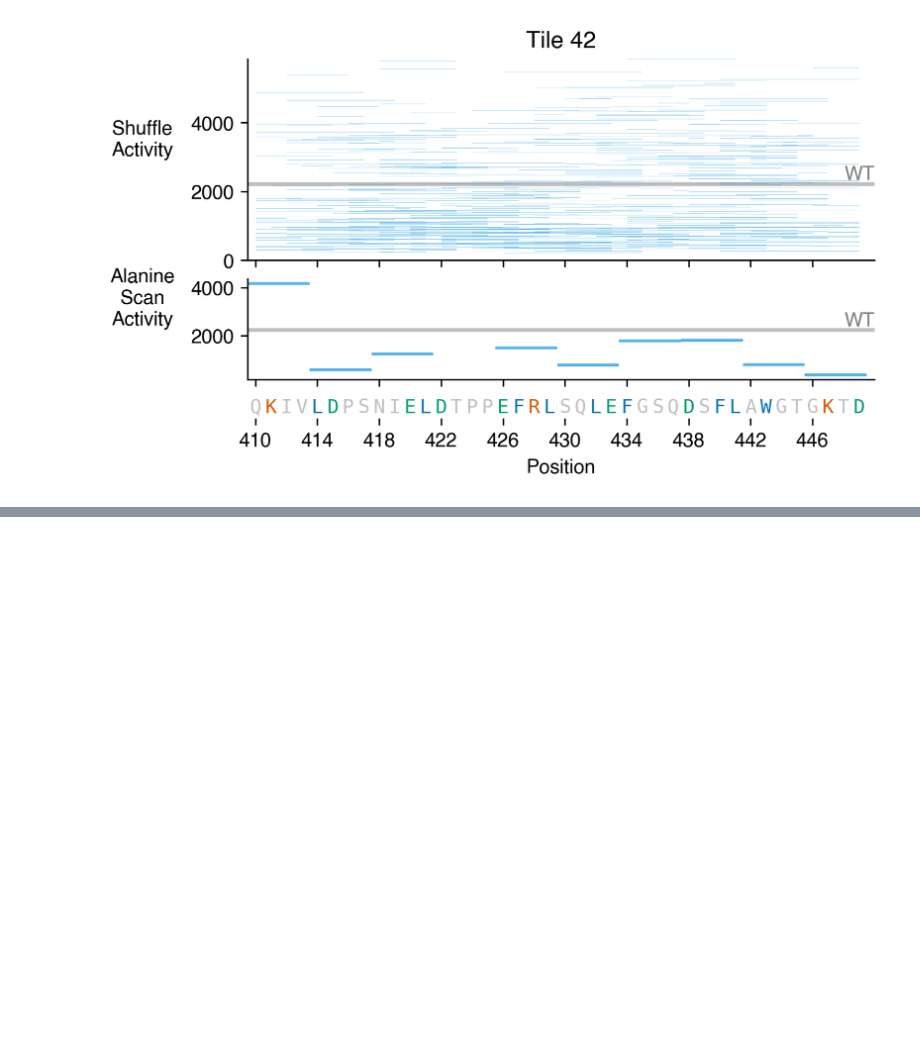
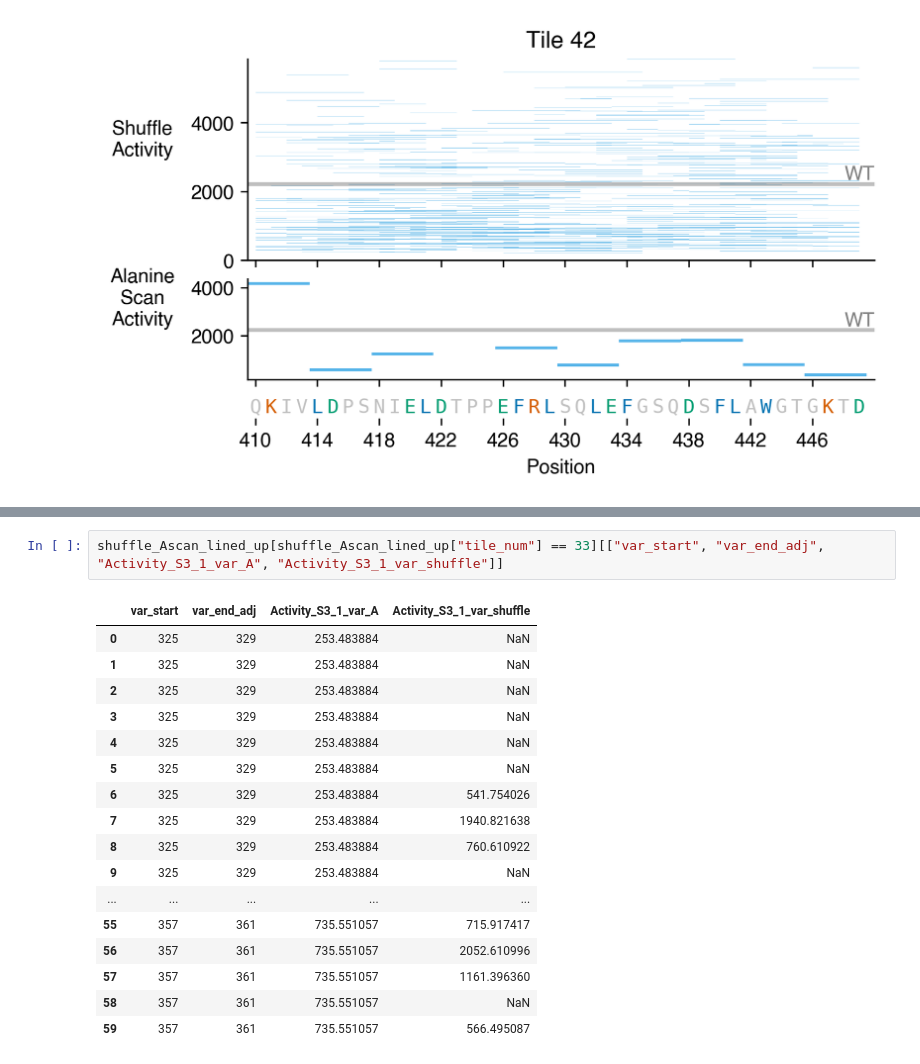
Before and after one commit to sanjanakotha/sog1, a Jupyter notebook: notebooks/Motifs.ipynb, the cells around one changed output, grey strips where cells are left out. Saved outputs shown, nothing was run; the diff lists cells and outputs as text; blank space fills up the shorter version.

```diff
--- a/notebooks/Motifs.ipynb
+++ b/notebooks/Motifs.ipynb
@@ -694,0 +944,20 @@ for tile_num in list(set(shuffle_vars_with_diff["tile"]) & set(Ascan_s_with_diff
+# %%
+shuffle_Ascan_lined_up[shuffle_Ascan_lined_up["tile_num"] == 33][["var_start", "var_end_adj", "Activity_S3_1_var_A", "Activity_S3_1_var_shuffle"]]
+# %% [output]
+|  | var_start | var_end_adj | Activity_S3_1_var_A | Activity_S3_1_var_shuffle |
+| 0 | 325 | 329 | 253.483884 | NaN |
+| 1 | 325 | 329 | 253.483884 | NaN |
+| 2 | 325 | 329 | 253.483884 | NaN |
+| 3 | 325 | 329 | 253.483884 | NaN |
+| 4 | 325 | 329 | 253.483884 | NaN |
+| 5 | 325 | 329 | 253.483884 | NaN |
+| 6 | 325 | 329 | 253.483884 | 541.754026 |
+| 7 | 325 | 329 | 253.483884 | 1940.821638 |
+| 8 | 325 | 329 | 253.483884 | 760.610922 |
+| 9 | 325 | 329 | 253.483884 | NaN |
+| ... | ... | ... | ... | ... |
+| 55 | 357 | 361 | 735.551057 | 715.917417 |
+| 56 | 357 | 361 | 735.551057 | 2052.610996 |
+| 57 | 357 | 361 | 735.551057 | 1161.396360 |
+| 58 | 357 | 361 | 735.551057 | NaN |
+| 59 | 357 | 361 | 735.551057 | 566.495087 |
```
Also changed, not shown: parts of 15 cells of this notebook, 45 other files.
